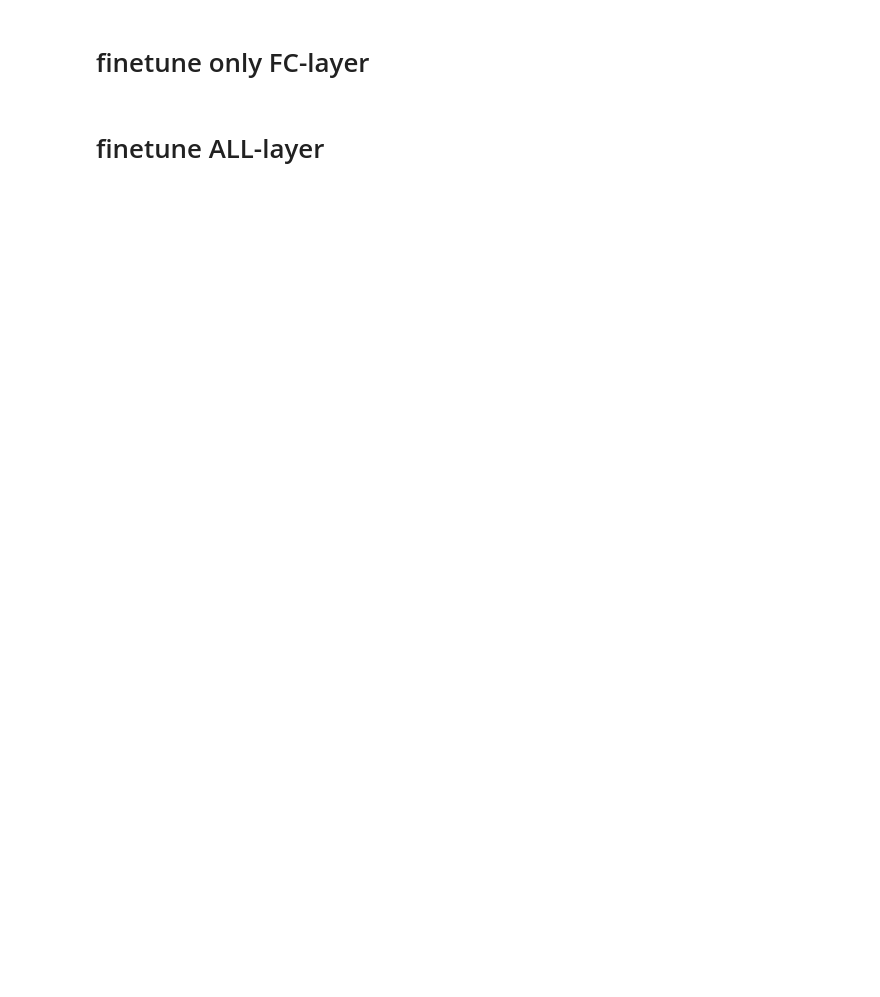
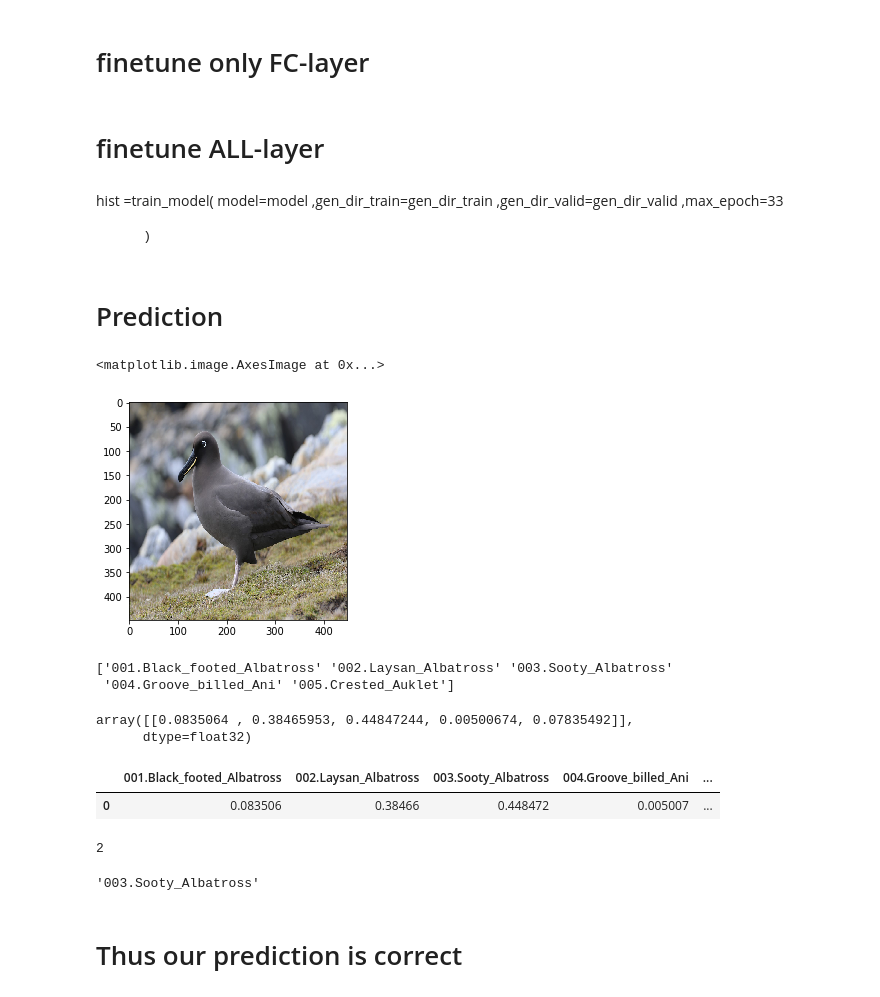
Before and after one commit to sanatemmi27/Bird-Classification-, a Jupyter notebook: Bird_classification_BCNN_.ipynb, the cells around one changed output. Cells and saved outputs as stored; diff of their text form; code cells hidden in the pictures; blank space fills up the shorter version.

```diff
--- a/Bird_classification_BCNN_.ipynb
+++ b/Bird_classification_BCNN_.ipynb
@@ -904,0 +899,10 @@ hist =train_model(
+# %% [markdown]
+hist =train_model(
+            model=model
+            ,gen_dir_train=gen_dir_train
+            ,gen_dir_valid=gen_dir_valid
+            ,max_epoch=33
+
+        )
+# %% [markdown]
+# Prediction
@@ -904,0 +914,13 @@ hist =train_model(
+# %%
+import pandas as pd
+
+from keras.preprocessing import image
+import matplotlib.pyplot as plt
+
+image_path = "test_img/sooty_albatross.jpg"
+
+img = image.load_img(image_path, target_size= (448, 448))
+plt.imshow(img)
+# %% [output]
+<matplotlib.image.AxesImage at 0x...>
+[figure, added]
@@ -904,0 +930,5 @@ hist =train_model(
+# %%
+print(dataset_labels)
+# %% [output]
+['001.Black_footed_Albatross' '002.Laysan_Albatross' '003.Sooty_Albatross'
+ '004.Groove_billed_Ani' '005.Crested_Auklet']
@@ -904,0 +939,6 @@ hist =train_model(
+# %%
+predicted_val = model.predict(img)
+predicted_val
+# %% [output]
+array([[0.0835064 , 0.38465953, 0.44847244, 0.00500674, 0.07835492]],
+      dtype=float32)
@@ -904,0 +949,15 @@ hist =train_model(
+# %%
+predicted_val_df
+# %% [output]
+|  | 001.Black_footed_Albatross | 002.Laysan_Albatross | 003.Sooty_Albatross | 004.Groove_billed_Ani | ... |
+| 0 | 0.083506 | 0.38466 | 0.448472 | 0.005007 | ... |
+# %%
+predicted_val.argmax()
+# %% [output]
+2
+# %%
+dataset_labels[predicted_val.argmax()]
+# %% [output]
+'003.Sooty_Albatross'
+# %% [markdown]
+# Thus our prediction is correct
```
Also changed, not shown: parts of 27 cells of this notebook.
